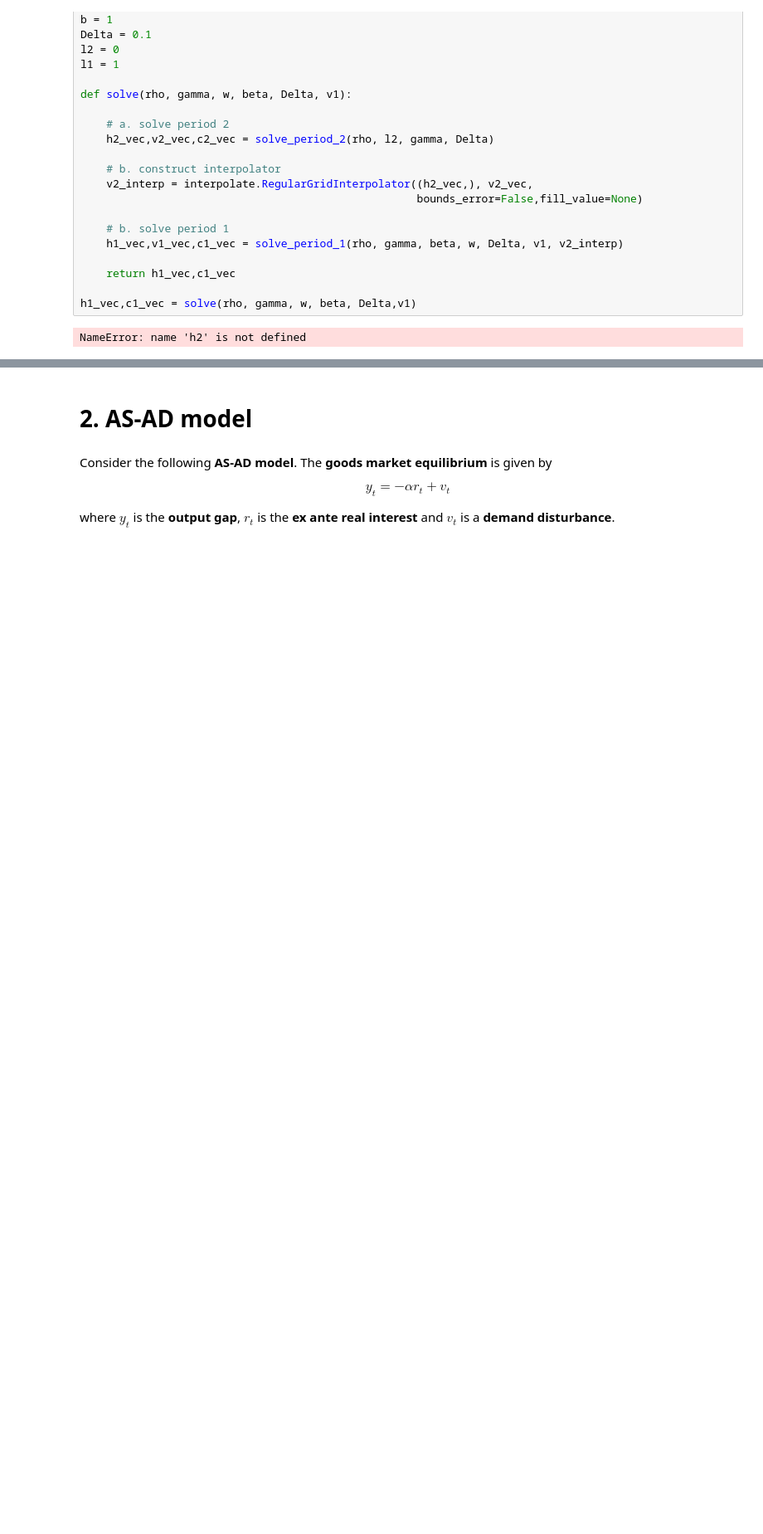
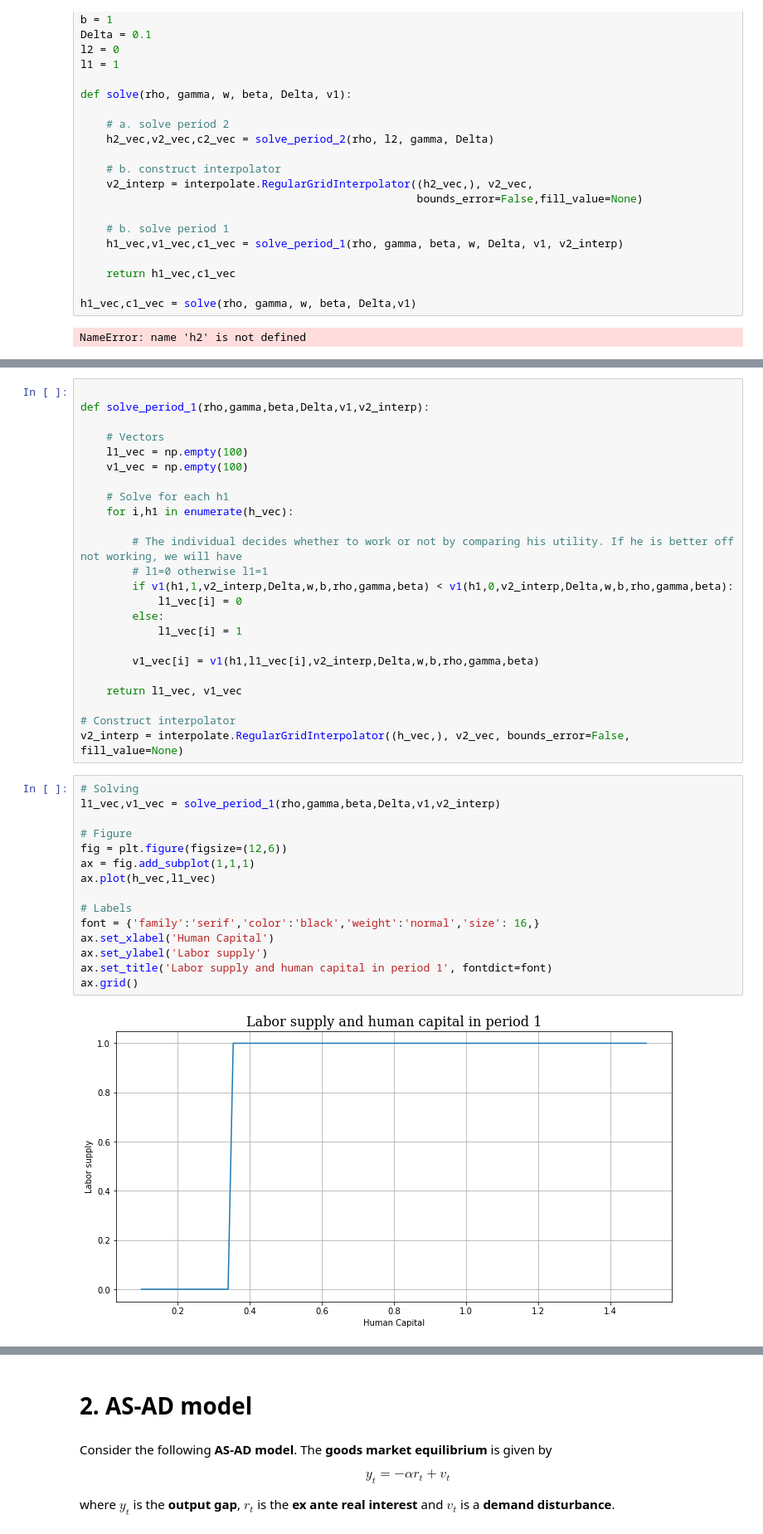
Before and after one commit to NumEconCopenhagen/projects-2019-bcg, a Jupyter notebook: examproject/exam_2019.ipynb, the cells around one changed output, grey strips where cells are left out. Shown at 83% size. Cells and saved outputs as stored; diff of their text form; blank space fills up the shorter version.

```diff
--- a/examproject/exam_2019.ipynb
+++ b/examproject/exam_2019.ipynb
@@ -201,0 +323,41 @@ NameError: name 'h2' is not defined
+# %%
+
+def solve_period_1(rho,gamma,beta,Delta,v1,v2_interp):
+
+    # Vectors
+    l1_vec = np.empty(100)
+    v1_vec = np.empty(100)
+
+    # Solve for each h1
+    for i,h1 in enumerate(h_vec):
+
+        # The individual decides whether to work or not by comparing his utility. If he is better off not working, we will have
+        # l1=0 otherwise l1=1
+        if v1(h1,1,v2_interp,Delta,w,b,rho,gamma,beta) < v1(h1,0,v2_interp,Delta,w,b,rho,gamma,beta):
+            l1_vec[i] = 0
+        else:
+            l1_vec[i] = 1
+
+        v1_vec[i] = v1(h1,l1_vec[i],v2_interp,Delta,w,b,rho,gamma,beta)
+
+    return l1_vec, v1_vec
+
+# Construct interpolator
+v2_interp = interpolate.RegularGridInterpolator((h_vec,), v2_vec, bounds_error=False, fill_value=None)
+# %%
+# Solving
+l1_vec,v1_vec = solve_period_1(rho,gamma,beta,Delta,v1,v2_interp)
+
+# Figure
+fig = plt.figure(figsize=(12,6))
+ax = fig.add_subplot(1,1,1)
+ax.plot(h_vec,l1_vec)
+
+# Labels
+font = {'family':'serif','color':'black','weight':'normal','size': 16,}
+ax.set_xlabel('Human Capital')
+ax.set_ylabel('Labor supply')
+ax.set_title('Labor supply and human capital in period 1', fontdict=font)
+ax.grid()
+# %% [output]
+[figure, added]
```
Also changed, not shown: parts of 14 cells of this notebook.
